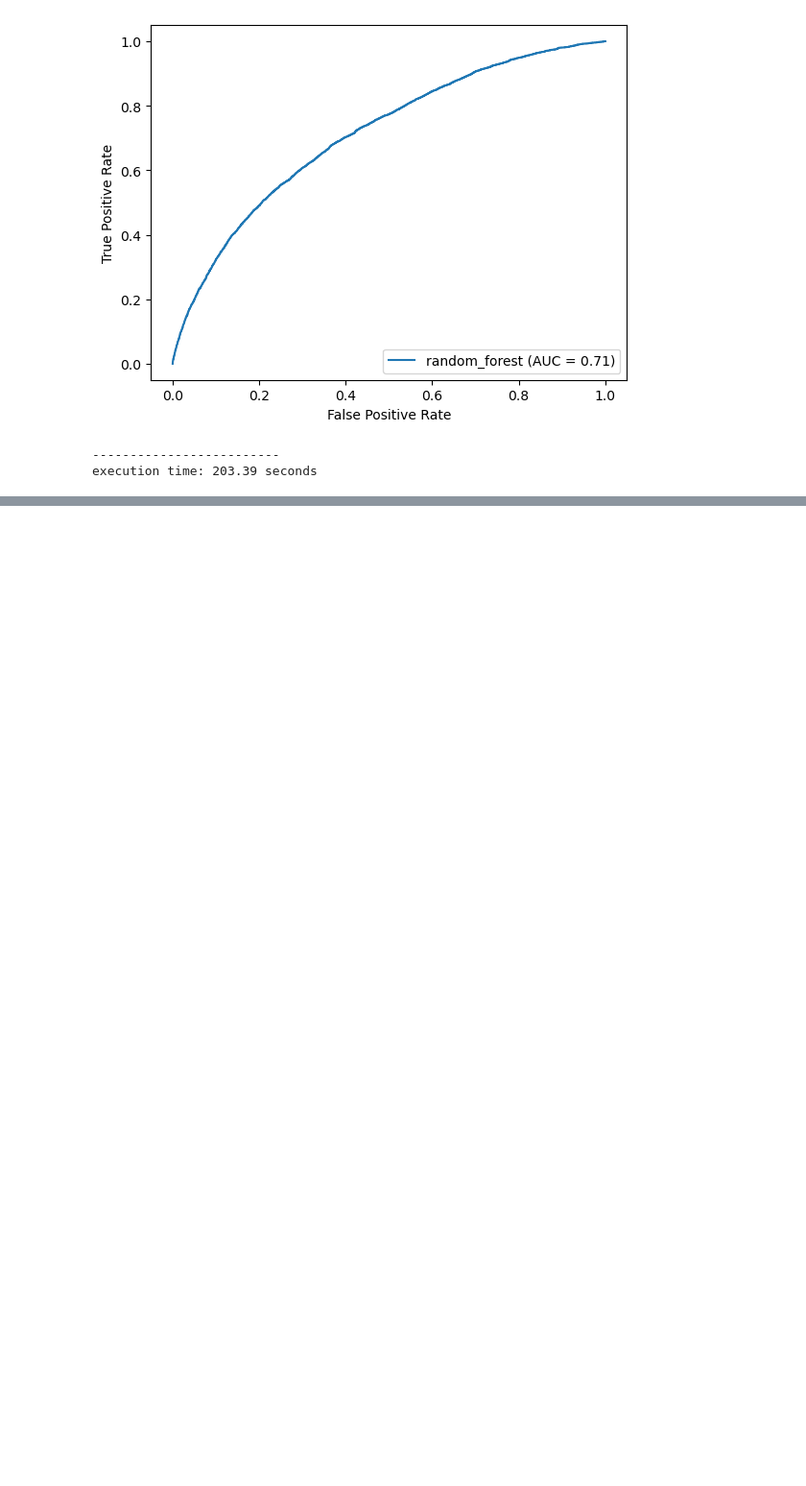
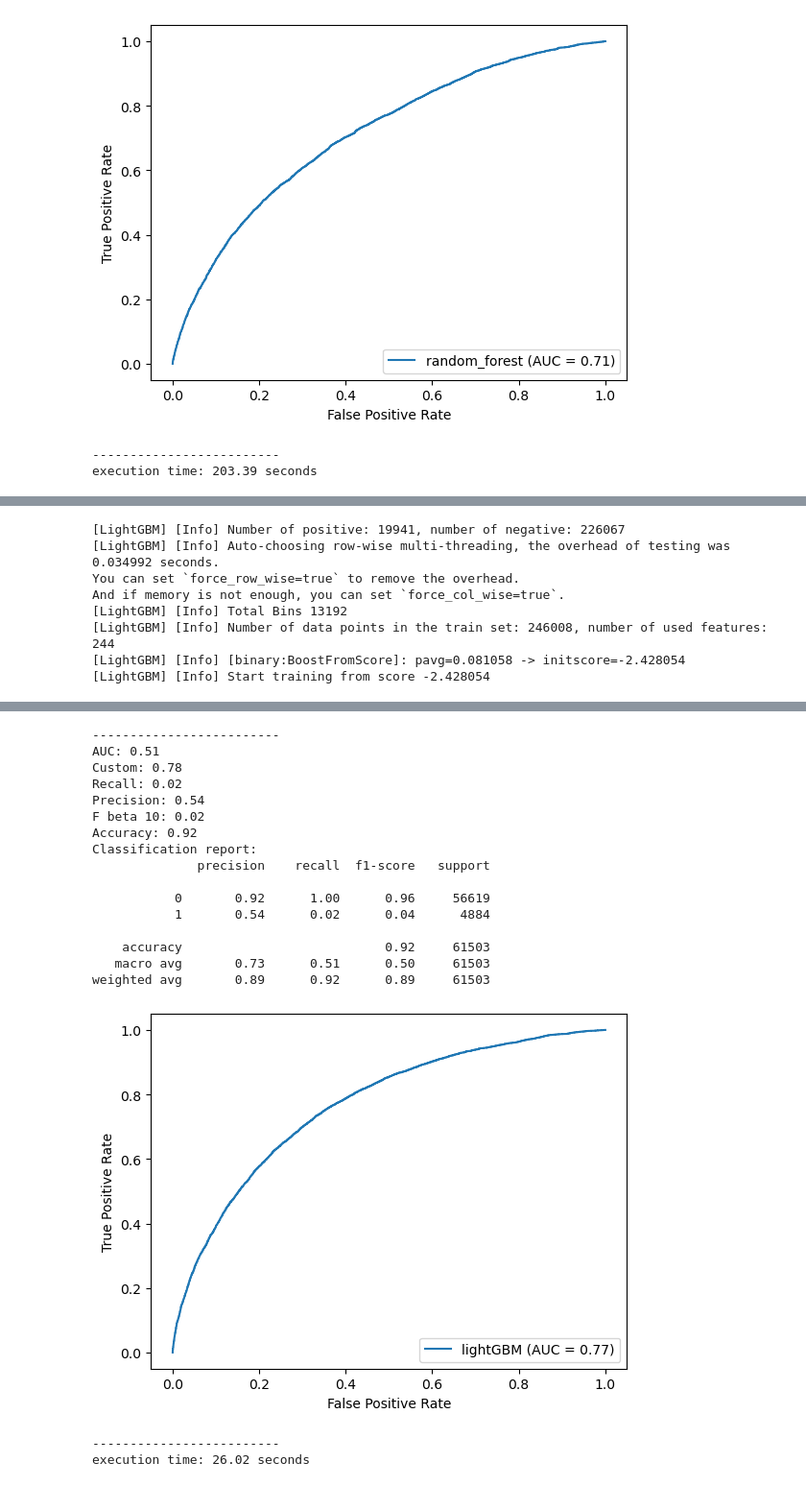
Before and after one commit to NatChe/credit-scoring-dashboard, a Jupyter notebook: 01_Training.ipynb, the cells around one changed output, grey strips where cells are left out. Shown at 96% size. Cells and saved outputs as stored; diff of their text form; code cells hidden in the pictures; blank space fills up the shorter version.

```diff
--- a/01_Training.ipynb
+++ b/01_Training.ipynb
@@ -2268,0 +2581,6 @@ execution time: 203.39 seconds
+# %%
+# Set the experiment
+mlflow.set_experiment("LightGBM Classifier")
+
+# Track models automatically
+mlflow.sklearn.autolog()
@@ -2268,0 +2591,46 @@ execution time: 203.39 seconds
+# %%
+base_config = {
+   'preprocessing': {
+        'should_fill_na': False,
+        'num_imputer': SimpleImputer(strategy='median'),
+        'cat_imputer': SimpleImputer(strategy='most_frequent'),
+        'should_scale': False,
+        'scaler': StandardScaler(),
+        'should_remove_outliers': False,
+        'iqr_factor': 2.5,
+        'should_normalize_columns': True,
+        'use_bureau_and_balance': False,
+        'use_previous_applications': False,
+        'use_pos_cash_balance': False,
+        'use_installments_payments': False,
+        'use_credit_card_balance': False,
+    },
+     'balancing': {
+        'should_oversample': False,
+        'with_categorical': False
+    },
+    'model_params': {
+        'random_state': 42,
+        'use_cv': False,
+        # default
+        'params': {
+            'n_estimators': 100,
+            'num_leaves': 31,
+            'max_depth': -1,
+            'learning_rate': 0.1,
+            'colsample_bytree': 1.0,
+            'subsample': 1.0,
+            'reg_alpha': 0,
+            'reg_lambda': 0,
+            'min_split_gain': 0,
+            'min_child_weight': 1e-3,
+            'class_weight': None
+        }
+    }
+}
+
+with mlflow.start_run(run_name = 'LightGBM_baseline'):
+    train('lightGBM', config=base_config, dev_mode=False)
+
+mlflow.end_run()
+# %% [output]
@@ -2268,0 +2644,8 @@ execution time: 203.39 seconds
+[LightGBM] [Info] Number of positive: 19941, number of negative: 226067
+[LightGBM] [Info] Auto-choosing row-wise multi-threading, the overhead of testing was 0.034992 seconds.
+You can set `force_row_wise=true` to remove the overhead.
+And if memory is not enough, you can set `force_col_wise=true`.
+[LightGBM] [Info] Total Bins 13192
+[LightGBM] [Info] Number of data points in the train set: 246008, number of used features: 244
+[LightGBM] [Info] [binary:BoostFromScore]: pavg=0.081058 -> initscore=-2.428054
+[LightGBM] [Info] Start training from score -2.428054
@@ -2268,0 +2655,19 @@ execution time: 203.39 seconds
+-------------------------
+AUC: 0.51
+Custom: 0.78
+Recall: 0.02
+Precision: 0.54
+F beta 10: 0.02
+Accuracy: 0.92
+Classification report:
+              precision    recall  f1-score   support
+
+           0       0.92      1.00      0.96     56619
+           1       0.54      0.02      0.04      4884
+
+    accuracy                           0.92     61503
+   macro avg       0.73      0.51      0.50     61503
+weighted avg       0.89      0.92      0.89     61503
+[figure, added]
+-------------------------
+execution time: 26.02 seconds
```
Also changed, not shown: parts of 56 cells of this notebook, 3 other files.
